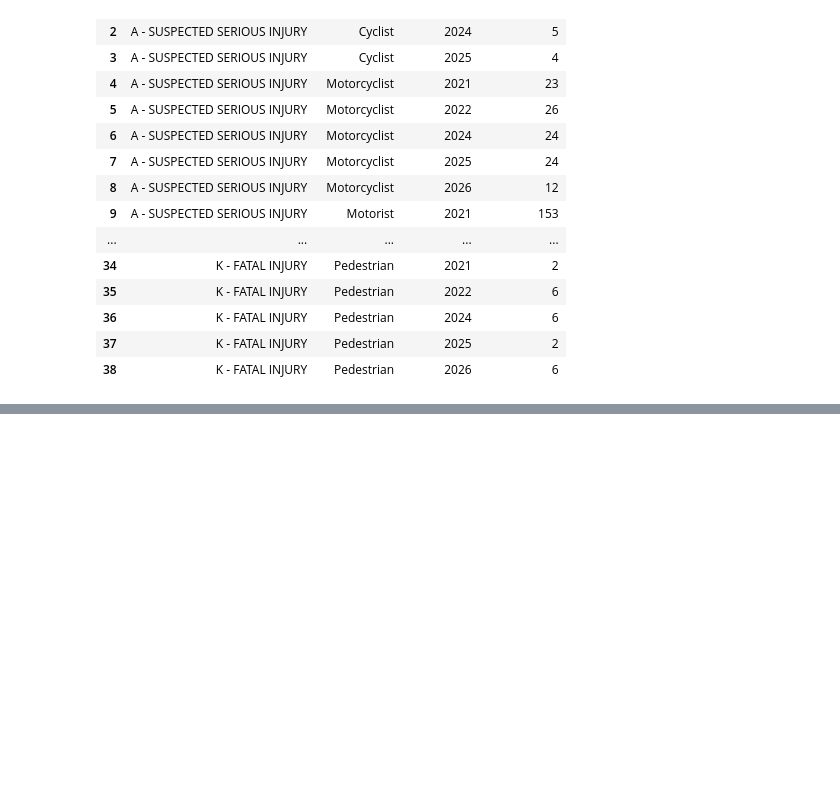
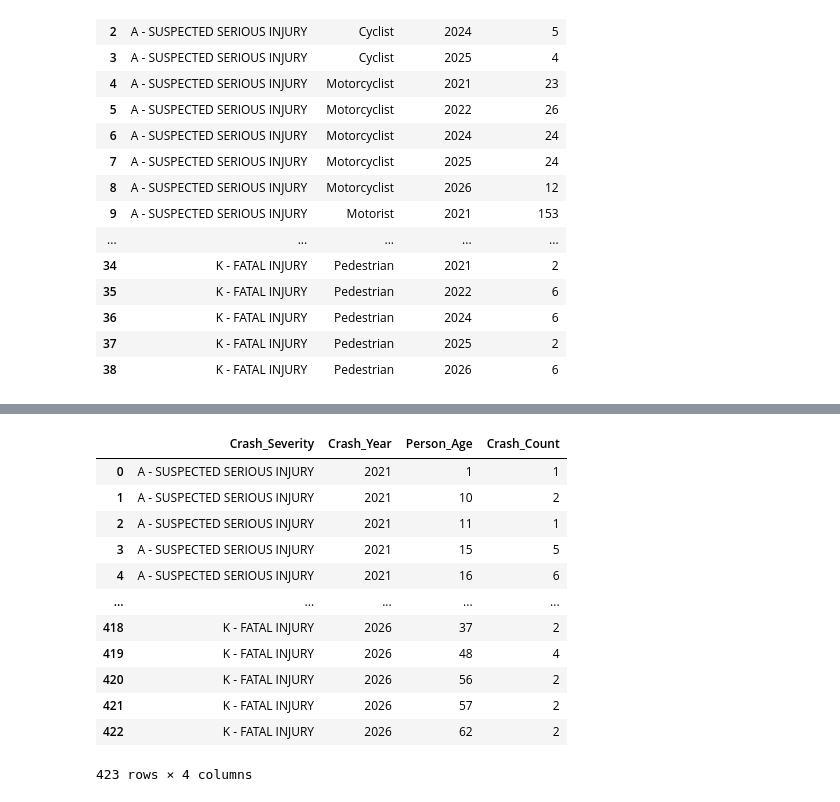
Before and after one commit to JoJo-eptx/CRIS_data_consolidation, a Jupyter notebook: db_preprocessing.ipynb, the cells around one changed output, grey strips where cells are left out. Saved outputs shown, nothing was run; the diff lists cells and outputs as text; code cells hidden in the pictures; blank space fills up the shorter version.

```diff
--- a/db_preprocessing.ipynb
+++ b/db_preprocessing.ipynb
@@ -258,0 +281,18 @@ combined_df.groupby(
+# %%
+combined_df.groupby(
+        ["Crash_Severity", "Crash_Year", "Person_Age"], as_index=False
+    ).size().rename(columns={"size": "Crash_Count"})
+# %% [output]
+|  | Crash_Severity | Crash_Year | Person_Age | Crash_Count |
+| 0 | A - SUSPECTED SERIOUS INJURY | 2021 | 1 | 1 |
+| 1 | A - SUSPECTED SERIOUS INJURY | 2021 | 10 | 2 |
+| 2 | A - SUSPECTED SERIOUS INJURY | 2021 | 11 | 1 |
+| 3 | A - SUSPECTED SERIOUS INJURY | 2021 | 15 | 5 |
+| 4 | A - SUSPECTED SERIOUS INJURY | 2021 | 16 | 6 |
+| ... | ... | ... | ... | ... |
+| 418 | K - FATAL INJURY | 2026 | 37 | 2 |
+| 419 | K - FATAL INJURY | 2026 | 48 | 4 |
+| 420 | K - FATAL INJURY | 2026 | 56 | 2 |
+| 421 | K - FATAL INJURY | 2026 | 57 | 2 |
+| 422 | K - FATAL INJURY | 2026 | 62 | 2 |
+423 rows × 4 columns
```
Also changed, not shown: parts of 6 cells of this notebook.
